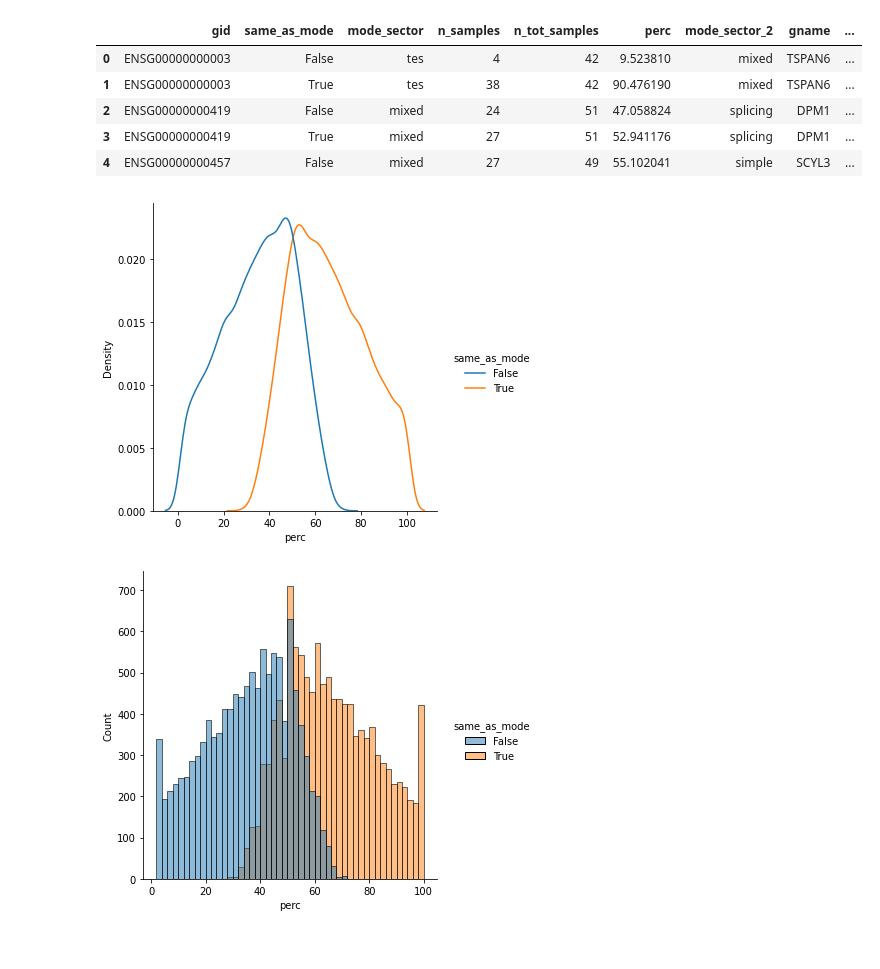
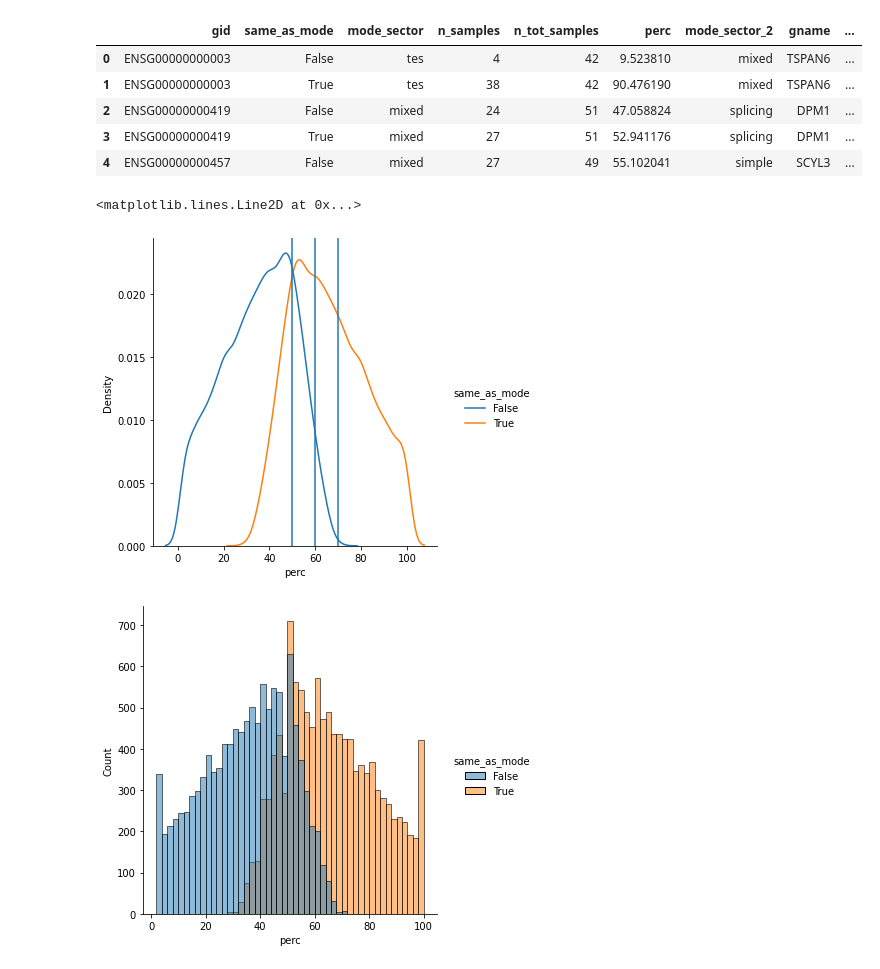
Before and after one commit to fairliereese/paper_rnawg, a Jupyter notebook: figures_revisions/revisions/sample_sector_conservation.ipynb, the cells around one changed output. Saved outputs shown, nothing was run; the diff lists cells and outputs as text; code cells hidden in the pictures.

```diff
--- a/figures_revisions/revisions/sample_sector_conservation.ipynb
+++ b/figures_revisions/revisions/sample_sector_conservation.ipynb
@@ -112,11 +113,15 @@ temp.head()
 # %%
 ax = sns.displot(temp,
                  x='perc',
                  hue='same_as_mode',
                  common_norm=False,
                  kind='kde')
+plt.axvline(x=50)
+plt.axvline(x=60)
+plt.axvline(x=70)
 # %% [output]
+<matplotlib.lines.Line2D at 0x...>
-[figure, old version]
+[figure, new version]
 # %%
 ax = sns.displot(temp,
                  x='perc',
```
Also changed, not shown: parts of 15 cells of this notebook, 7 other files.
